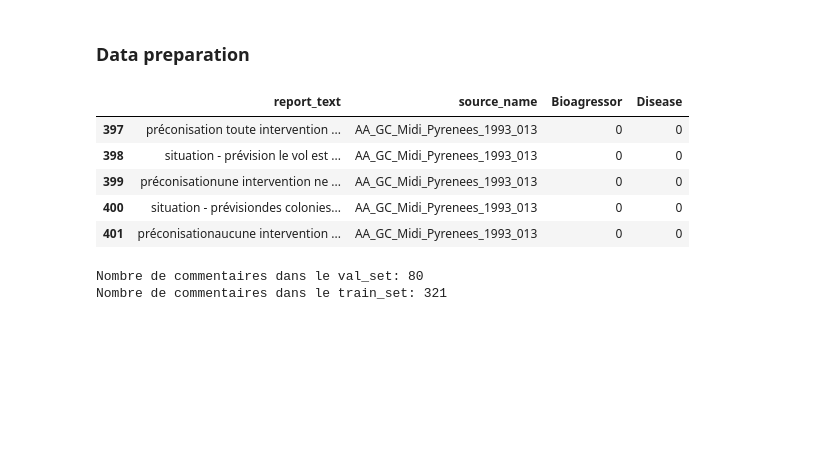
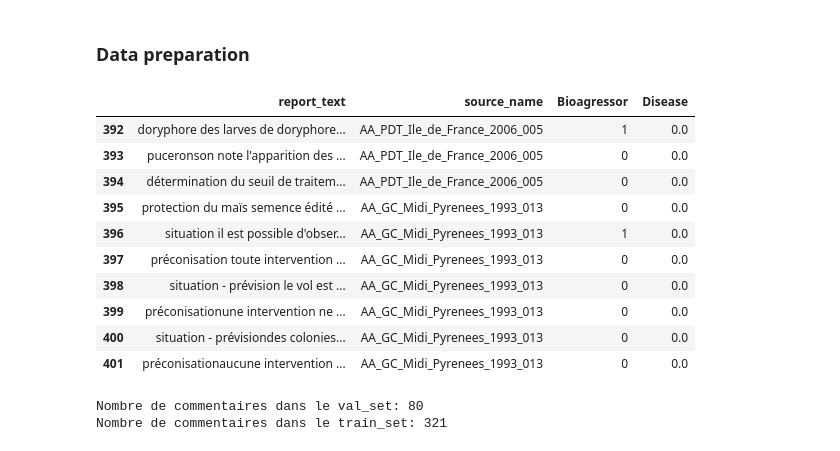
Before and after one commit to sufianj/fast-camembert, a Jupyter notebook: camembert_gpu.ipynb, the cells around one changed output. Drawn from its saved outputs; the diff is of its cells as text; code cells hidden in the pictures; blank space fills up the shorter version.

```diff
--- a/camembert_gpu.ipynb
+++ b/camembert_gpu.ipynb
@@ -45,14 +68,19 @@ df = df[~df['Disease'].isnull()]
 import numpy as np
 df['Disease'] = df['Disease'].apply(np.int64)
 # %%
-df.tail()
+df.tail(10)
 # %% [output]
 |  | report_text | source_name | Bioagressor | Disease |
-| 397 | préconisation toute intervention ... | AA_GC_Midi_Pyrenees_1993_013 | 0 | 0 |
-| 398 | situation - prévision le vol est ... | AA_GC_Midi_Pyrenees_1993_013 | 0 | 0 |
-| 399 | préconisationune intervention ne ... | AA_GC_Midi_Pyrenees_1993_013 | 0 | 0 |
-| 400 | situation - prévisiondes colonies... | AA_GC_Midi_Pyrenees_1993_013 | 0 | 0 |
-| 401 | préconisationaucune intervention ... | AA_GC_Midi_Pyrenees_1993_013 | 0 | 0 |
+| 392 | doryphore des larves de doryphore... | AA_PDT_Ile_de_France_2006_005 | 1 | 0.0 |
+| 393 | puceronson note l'apparition des ... | AA_PDT_Ile_de_France_2006_005 | 0 | 0.0 |
+| 394 | détermination du seuil de traitem... | AA_PDT_Ile_de_France_2006_005 | 0 | 0.0 |
+| 395 | protection du maïs semence édité ... | AA_GC_Midi_Pyrenees_1993_013 | 0 | 0.0 |
+| 396 | situation il est possible d'obser... | AA_GC_Midi_Pyrenees_1993_013 | 1 | 0.0 |
+| 397 | préconisation toute intervention ... | AA_GC_Midi_Pyrenees_1993_013 | 0 | 0.0 |
+| 398 | situation - prévision le vol est ... | AA_GC_Midi_Pyrenees_1993_013 | 0 | 0.0 |
+| 399 | préconisationune intervention ne ... | AA_GC_Midi_Pyrenees_1993_013 | 0 | 0.0 |
+| 400 | situation - prévisiondes colonies... | AA_GC_Midi_Pyrenees_1993_013 | 0 | 0.0 |
+| 401 | préconisationaucune intervention ... | AA_GC_Midi_Pyrenees_1993_013 | 0 | 0.0 |
 # %%
 val_set = df.sample(frac=0.2, replace=False, random_state=42)
 train_set = df.drop(index = val_set.index)
```
Also changed, not shown: parts of 40 cells of this notebook, 14 other files.
